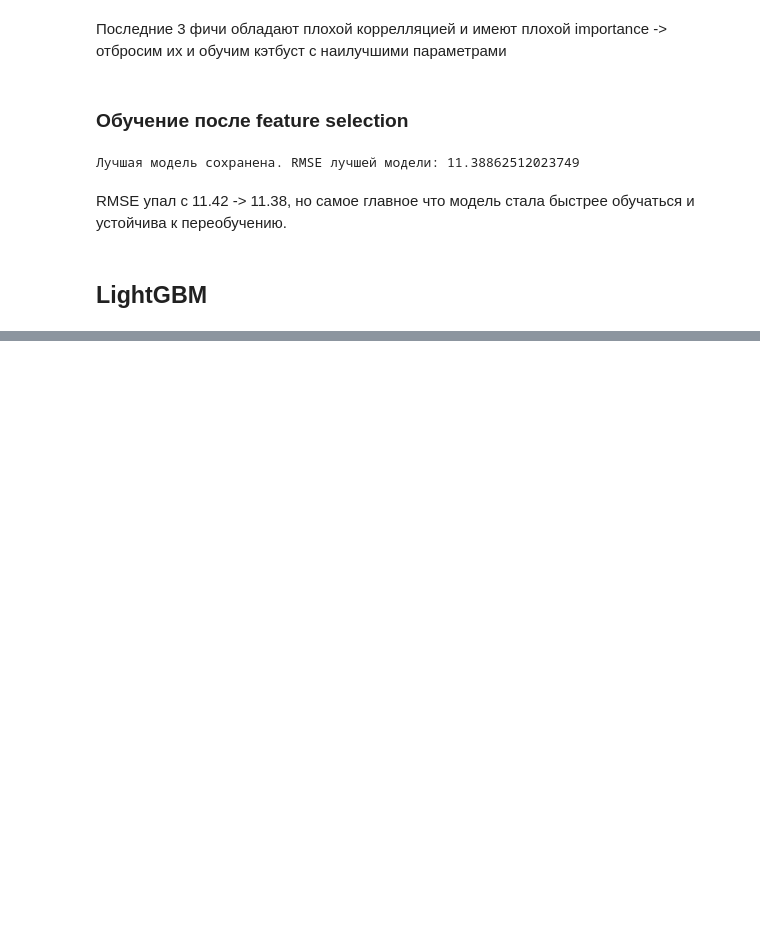
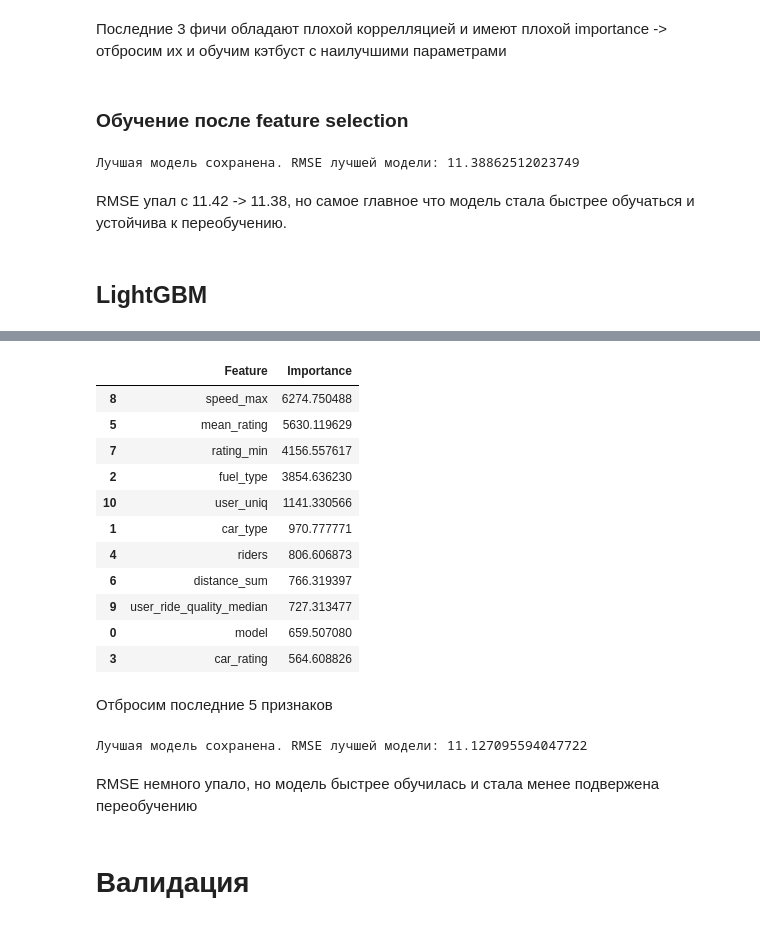
Before and after one commit to mmmaarrkk/ML-gradient-boostings, a Jupyter notebook: boosting.ipynb, the cells around one changed output, grey strips where cells are left out. Drawn from its saved outputs; the diff is of its cells as text; code cells hidden in the pictures; blank space fills up the shorter version.

```diff
--- a/boosting.ipynb
+++ b/boosting.ipynb
@@ -354,0 +383,2 @@ print("Лучшая модель сохранена. RMSE лучшей моде
+# %%
+X.drop(['year_to_start', 'year_to_work'], axis=1, inplace=True)
@@ -354,0 +525,21 @@ print("Лучшая модель сохранена. RMSE лучшей моде
+# %%
+feature_importance = best_model.get_score(importance_type='gain')
+
+importance_df = pd.DataFrame({'Feature': list(feature_importance.keys()), 'Importance': list(feature_importance.values())}).sort_values('Importance', ascending=False)
+
+importance_df
+# %% [output]
+|  | Feature | Importance |
+| 8 | speed_max | 6274.750488 |
+| 5 | mean_rating | 5630.119629 |
+| 7 | rating_min | 4156.557617 |
+| 2 | fuel_type | 3854.636230 |
+| 10 | user_uniq | 1141.330566 |
+| 1 | car_type | 970.777771 |
+| 4 | riders | 806.606873 |
+| 6 | distance_sum | 766.319397 |
+| 9 | user_ride_quality_median | 727.313477 |
+| 0 | model | 659.507080 |
+| 3 | car_rating | 564.608826 |
+# %% [markdown]
+Отбросим последние 5 признаков
@@ -354,0 +548,42 @@ print("Лучшая модель сохранена. RMSE лучшей моде
+# %%
+kf = KFold(n_splits=3, shuffle=True, random_state=RANDOM_STATE)
+
+models = []
+rmse_scores = []
+
+for train_index, val_index in kf.split(X, y):
+    X_train, X_val = X.iloc[train_index], X.iloc[val_index]
+    y_train, y_val = y.iloc[train_index], y.iloc[val_index]
+
+    train_data = DMatrix(X_train, label=y_train)
+    valid_data = DMatrix(X_val, label=y_val)
+
+    model = xgb.XGBRegressor(**best_params)
+
+    model = xgb.train(
+        best_params,
+        train_data,
+        num_boost_round=1000,
+        evals=[(valid_data, "validation")],
+        early_stopping_rounds=10,
+        verbose_eval=False
+    )
+
+    models.append(model)
+
+    y_pred = model.predict(valid_data)
+    rmse = np.sqrt(mean_squared_error(y_val, y_pred))
+    rmse_scores.append(rmse)
+
+best_model_index = np.argmin(rmse_scores)
+best_model = models[best_model_index]
+
+best_model.save_model('models/best_model_xgboost_after_fs.txt')
+
+print("Лучшая модель сохранена. RMSE лучшей модели:", rmse_scores[best_model_index])
+# %% [output]
+Лучшая модель сохранена. RMSE лучшей модели: 11.127095594047722
+# %% [markdown]
+RMSE немного упало, но модель быстрее обучилась и стала менее подвержена переобучению
+# %% [markdown]
+# Валидация
```
Also changed, not shown: parts of 15 cells of this notebook, 6 other files.
